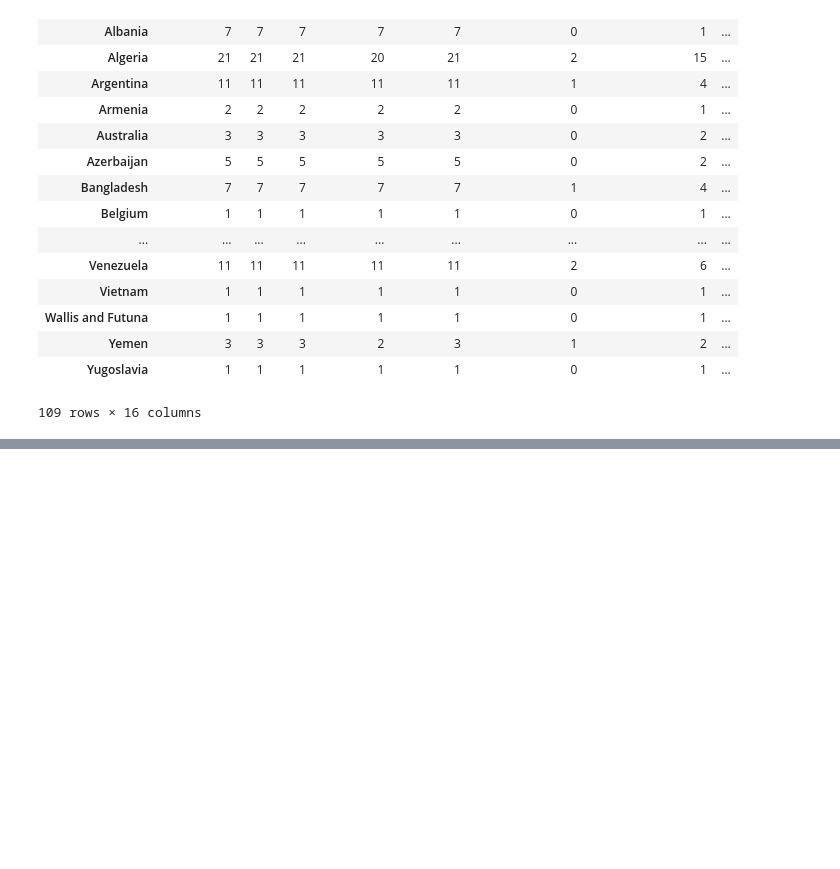
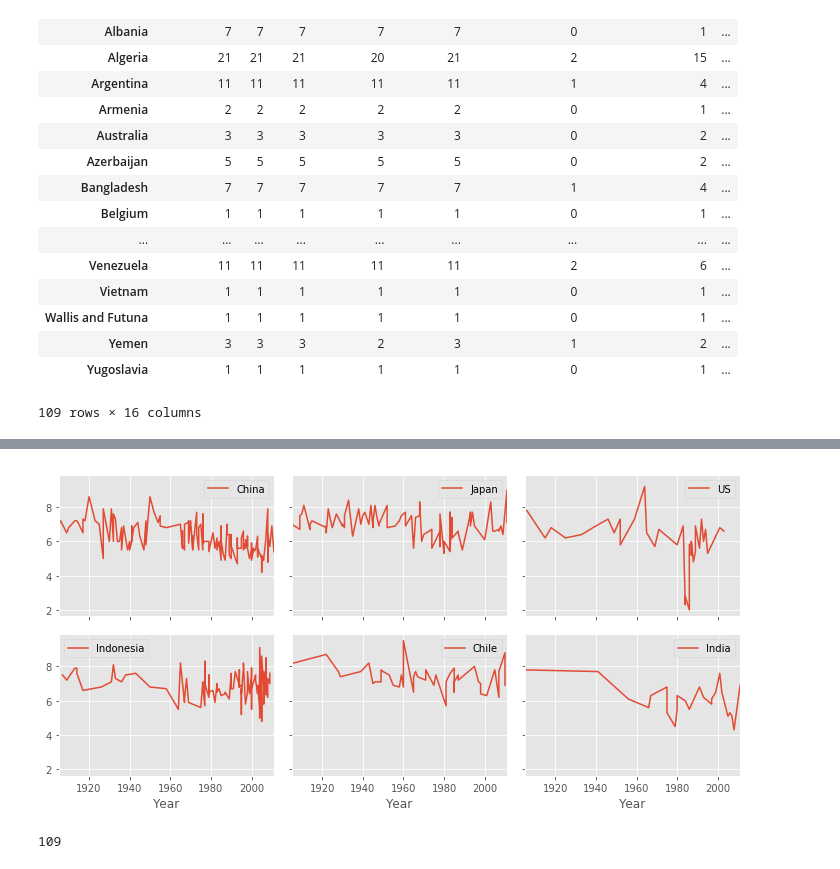
Before and after one commit to DataScienceBS/data-question-3-tornado-bombers, a Jupyter notebook: earth-quake.ipynb, the cells around one changed output, grey strips where cells are left out. Drawn from its saved outputs; the diff is of its cells as text; code cells hidden in the pictures; blank space fills up the shorter version.

```diff
--- a/earth-quake.ipynb
+++ b/earth-quake.ipynb
@@ -1027,0 +1064,17 @@ Name: Magnitude, dtype: float64
+# %%
+fig, ((ax1, ax2, ax3), (ax4, ax5, ax6)) = plt.subplots(nrows=2, ncols=3, sharex=True, sharey=True, figsize=(10,5))
+df[df['Country'] == 'China'].plot(x='Year', y='Magnitude', ax=ax1,label='China');
+df[df['Country']=='Japan'].plot(x='Year' , y='Magnitude',ax=ax2,label='Japan');
+df[df['Country'] == 'United States'].plot(x='Year',y='Magnitude',ax=ax3,label='US')
+
+df[df['Country'] == 'Indonesia'].plot(x='Year', y='Magnitude', ax=ax4,label='Indonesia');
+df[df['Country']=='Chile'].plot(x='Year' , y='Magnitude',ax=ax5,label='Chile');
+df[df['Country']=='India'].plot(x='Year',y='Magnitude',ax=ax6,label='India');
+
+plt.tight_layout()
+# %% [output]
+[figure, added]
+# %%
+len(df.groupby('Country'))
+# %% [output]
+109
```
Also changed, not shown: parts of 26 cells of this notebook.
